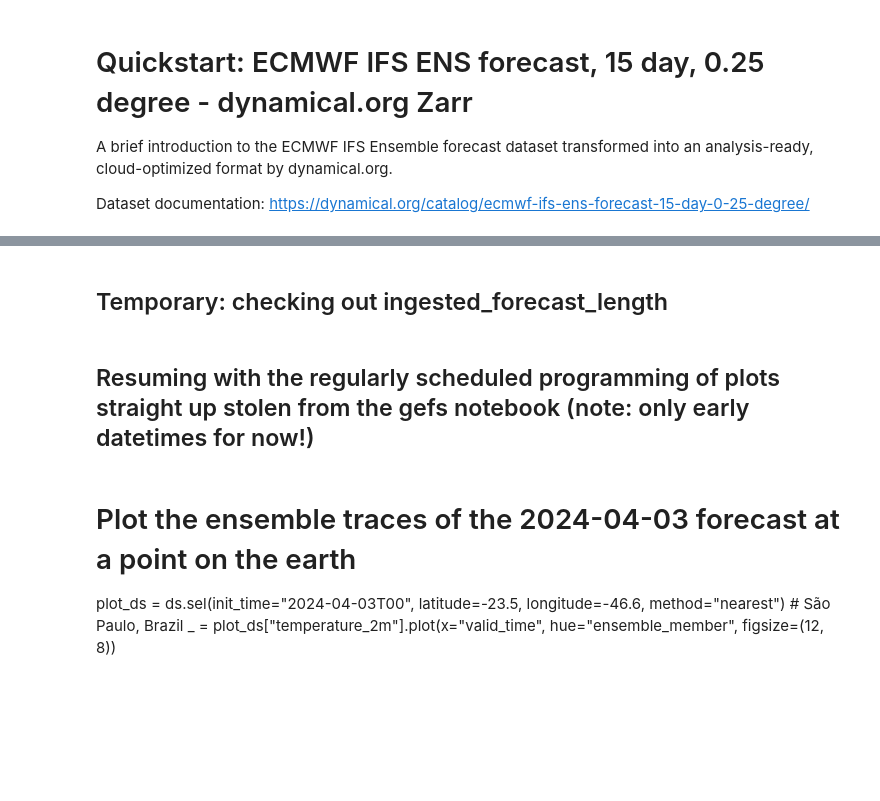
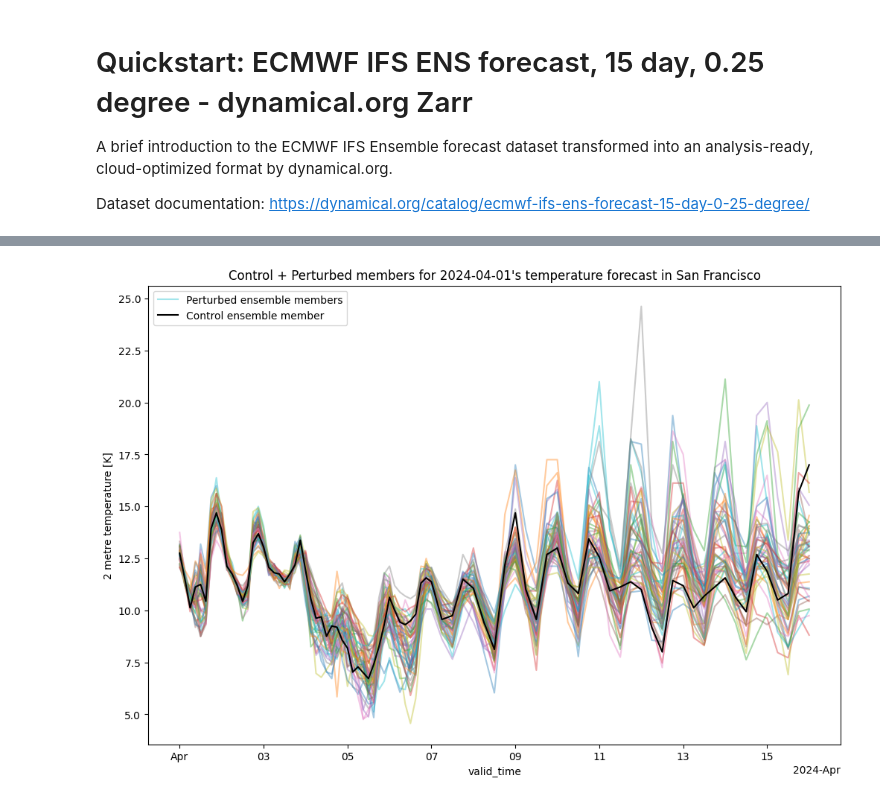
Before and after one commit to dynamical-org/notebooks, a Jupyter notebook: ecmwf-ifs-ens-forecast-15-day-0-25-degree.ipynb, the cells around one changed output, grey strips where cells are left out. Drawn from its saved outputs; the diff is of its cells as text; code cells hidden in the pictures; blank space fills up the shorter version.

Commit message:
clean up notebook

```diff
--- a/ecmwf-ifs-ens-forecast-15-day-0-25-degree.ipynb
+++ b/ecmwf-ifs-ens-forecast-15-day-0-25-degree.ipynb
@@ -16,2 +33,0 @@ ds
-# %% [markdown]
-## Temporary: checking out ingested_forecast_length
@@ -31,9 +34,15 @@ ax.legend()
-# %% [markdown]
-## Resuming with the regularly scheduled programming of plots straight up stolen from the gefs notebook (note: only early datetimes for now!)
-# %% [markdown]
-# Plot the ensemble traces of the 2024-04-03 forecast at a point on the earth
-plot_ds = ds.sel(init_time="2024-04-03T00", latitude=-23.5, longitude=-46.6, method="nearest")  # São Paulo, Brazil
-_ = plot_ds["temperature_2m"].plot(x="valid_time", hue="ensemble_member", figsize=(12, 8))
+# %%
+# Plot the ensemble traces of the 2024-04-01 forecast at a point on the earth
+plot_ds = ds.sel(init_time="2024-04-01T00", latitude=37.75, longitude=-122.5, method="nearest")  # San Francisco, USA
+fig, ax = plt.subplots(1,1, figsize=(12,8))
+plot_ds.sel(ensemble_member=slice(1,51))["temperature_2m"].plot(x="valid_time", hue="ensemble_member", ax=ax, alpha=0.4, label="Perturbed ensemble members");
+plot_ds.sel(ensemble_member=0)["temperature_2m"].plot(x="valid_time", ax=ax, color="black", label="Control ensemble member");
+
+handles, labels = ax.get_legend_handles_labels()
+ax.legend(handles[-2:], labels[-2:])
+ax.set_title("Control + Perturbed members for 2024-04-01's temperature forecast in San Francisco");
+# %% [output]
+[figure, added]
 # %%
 # Plot a summary of the ensemble distribution using quantiles
 plot_ds = ds.sel(init_time="2024-05-01T00", latitude=0, longitude=0)
```
Also changed, not shown: parts of 9 cells of this notebook.
